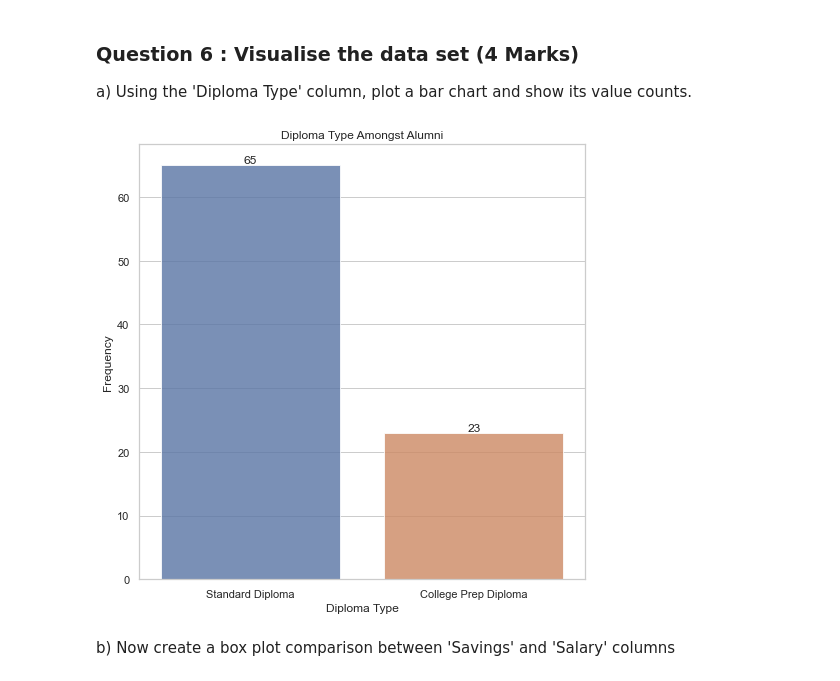
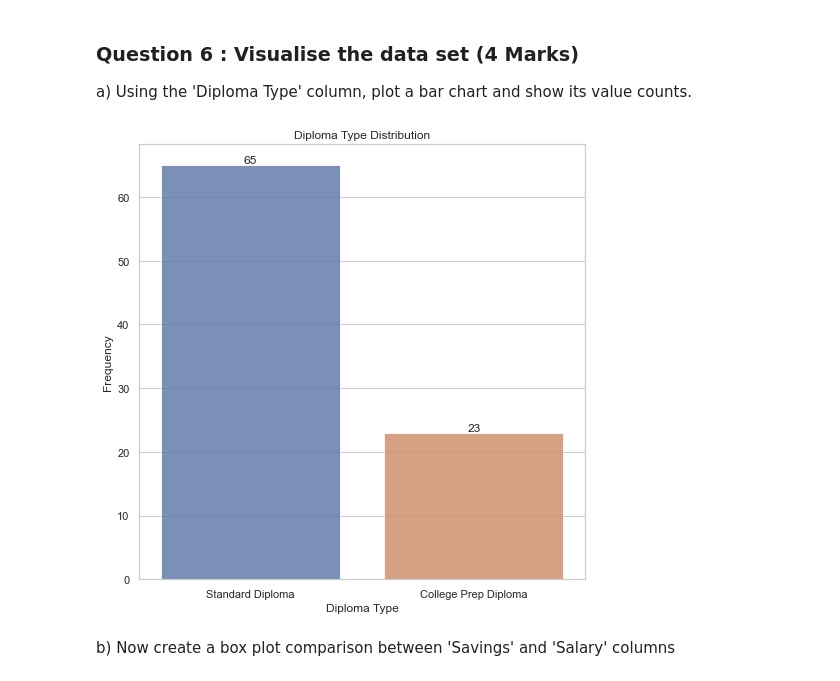
Before and after one commit to clarenochieng/ADS-Assignment-1, a Jupyter notebook: Pandas Assignment.ipynb, the cells around one changed output. Drawn from its saved outputs; the diff is of its cells as text; code cells hidden in the pictures.

```diff
--- a/Pandas Assignment.ipynb
+++ b/Pandas Assignment.ipynb
@@ -213,16 +213,16 @@ a) Using the 'Diploma Type' column, plot a bar chart and show its value counts.
 # %%
 #a) (1)
 plt.figure(figsize=(8, 8))
 sns.set_theme(style="whitegrid")
 sns.barplot(alumni["Diploma Type"].value_counts().index, alumni["Diploma Type"].value_counts(), alpha=0.8)
 for x in range(len(alumni["Diploma Type"].value_counts())):
     plt.text(x, alumni["Diploma Type"].value_counts()[x], alumni["Diploma Type"].value_counts()[x], ha="center", va="bottom")
-plt.title('Diploma Type Amongst Alumni')
+plt.title('Diploma Type Distribution')
 plt.ylabel('Frequency', fontsize=12)
 plt.xlabel('Diploma Type', fontsize=12)
 plt.show()
 # %% [output]
-[figure, old version]
+[figure, new version]
 # %% [markdown]
 b) Now create a box plot comparison between 'Savings' and 'Salary' columns
 # %%
```
